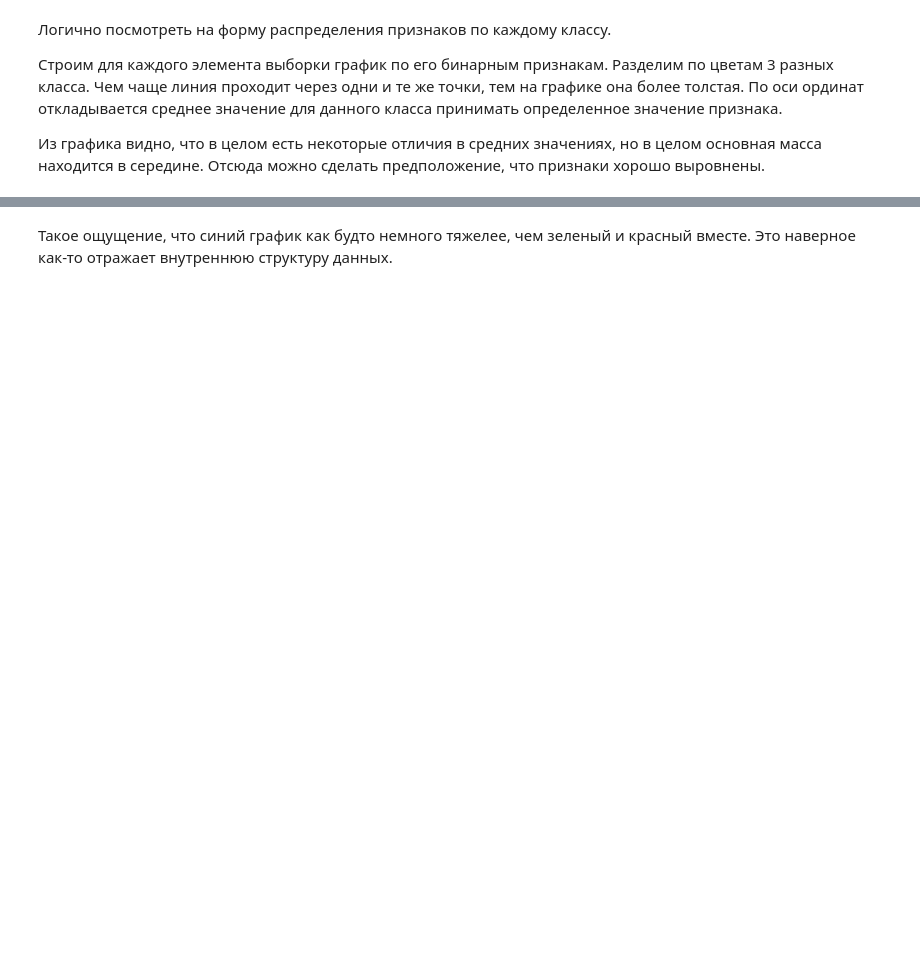
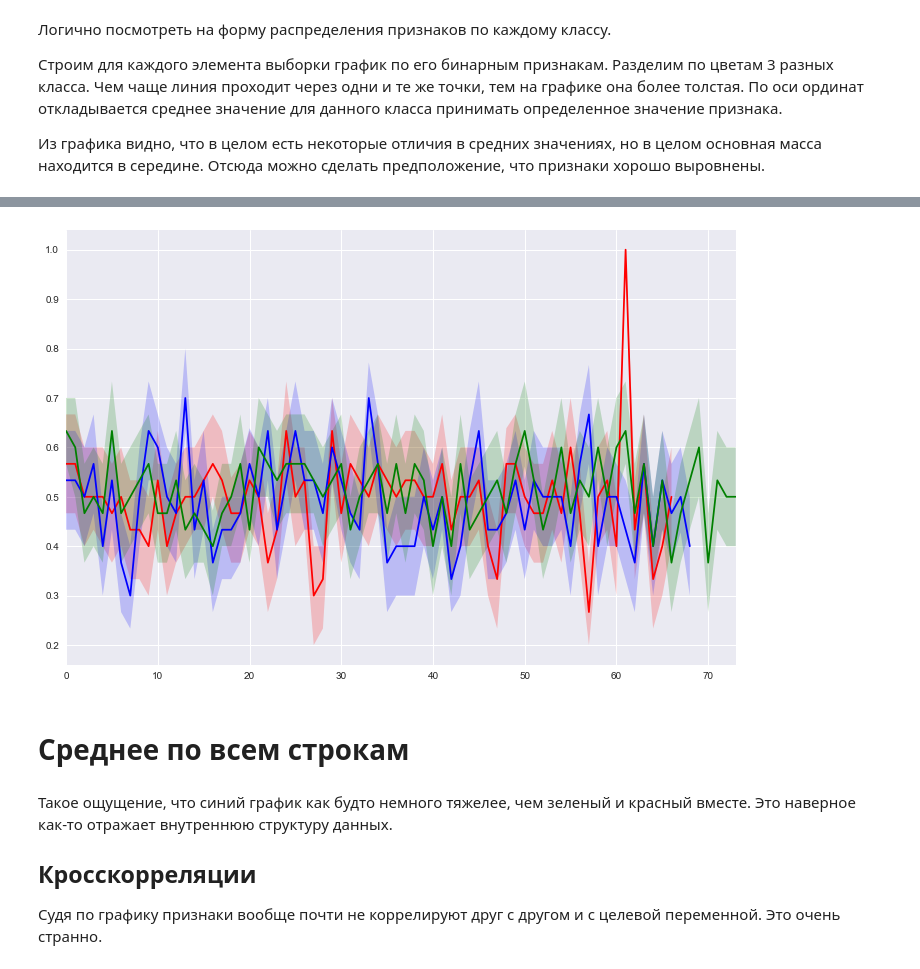
Before and after one commit to senior-sigan/ML_Competitions, a Jupyter notebook: mlbootcamp_student_contest/presentation.ipynb, the cells around one changed output, grey strips where cells are left out. Saved outputs shown, nothing was run; the diff lists cells and outputs as text; code cells hidden in the pictures; blank space fills up the shorter version.

```diff
--- a/mlbootcamp_student_contest/presentation.ipynb
+++ b/mlbootcamp_student_contest/presentation.ipynb
@@ -126,2 +121,19 @@ for j in range(3):
+# %%
+points = [[],[],[]]
+for j in range(3):
+    for row in data[data['target'] == j].drop(['target'], axis=1).T.iterrows():
+         points[j].append(row[1])
+
+colors = ['red', 'blue', 'green']
+for j in range(3):
+    sns.tsplot(points[j], n_boot=800, color=colors[j])
+# %% [output]
+[figure, added]
+# %% [markdown]
+# Среднее по всем строкам
 # %% [markdown]
 Такое ощущение, что синий график как будто немного тяжелее, чем зеленый и красный вместе. Это наверное как-то отражает внутреннюю структуру данных.
+
+## Кросскорреляции
+
+Судя по графику признаки вообще почти не коррелируют друг с другом и с целевой переменной. Это очень странно.
```
Also changed, not shown: parts of 18 cells of this notebook.
